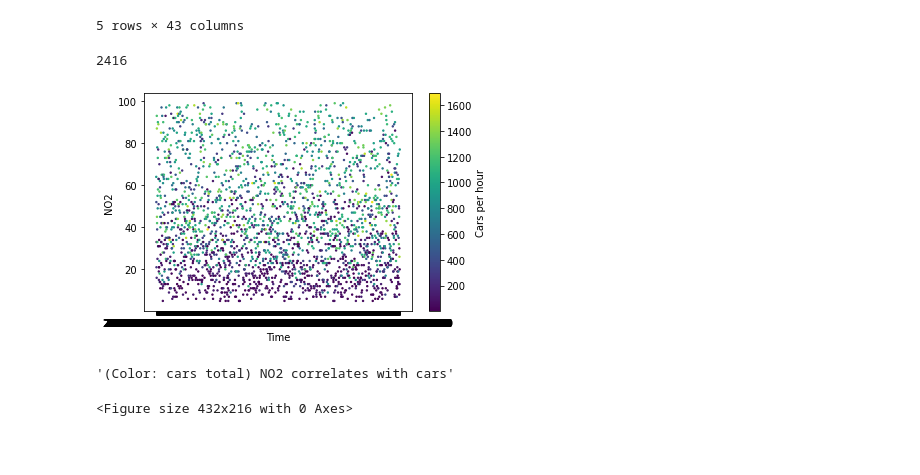
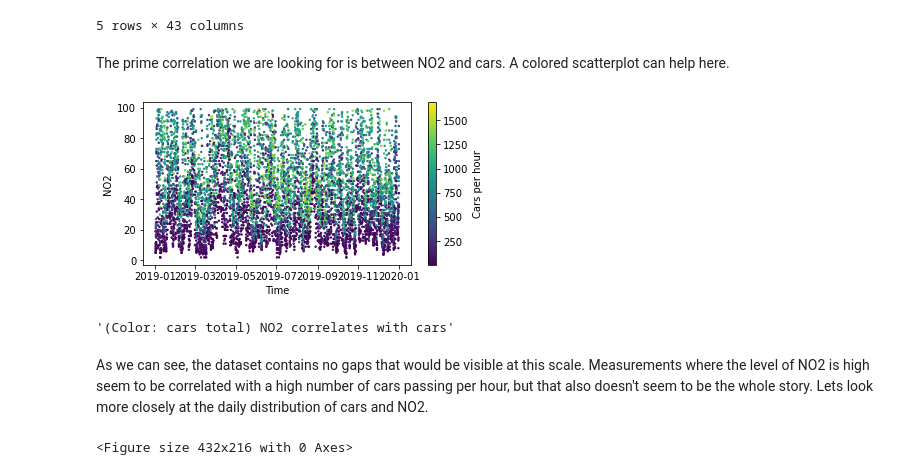
Before and after one commit to apexys/kiel_air_quality_tensorflow, a Jupyter notebook: DataExploration.ipynb, the cells around one changed output. Drawn from its saved outputs; the diff is of its cells as text; code cells hidden in the pictures; blank space fills up the shorter version.

Commit message:
Dataset, exploration

```diff
--- a/DataExploration.ipynb
+++ b/DataExploration.ipynb
@@ -16,23 +26,22 @@ data.head()
 | 2019-01-01 03:00:00 | 7.0 | 60 | 44 | 104 | 2 | 0 | 1 | ... |
 | 2019-01-01 04:00:00 | 8.0 | 44 | 33 | 77 | 2 | 0 | 1 | ... |
 5 rows × 43 columns
-# %%
-smaller_data = data.sample(frac=0.3)
-len(smaller_data)
-# %% [output]
-2416
+# %% [markdown]
+The prime correlation we are looking for is between NO2 and cars. A colored scatterplot can help here.
 # %%
-plt.figure()
-plt.scatter(smaller_data["DateTime"], smaller_data["NO2-ug-per-m3"], s=2, c=smaller_data["Cars-Total"])
+plt.figure(figsize=(6,3))
+plt.scatter(data["DateTime"], data["NO2-ug-per-m3"], s=2, c=data["Cars-Total"])
 plt.xlabel("Time")
 plt.ylabel("NO2")
 cb = plt.colorbar()
 cb.set_label("Cars per hour")
 plt.show()
 display("(Color: cars total) NO2 correlates with cars")
 # %% [output]
-[figure, old version]
+[figure, new version]
 '(Color: cars total) NO2 correlates with cars'
+# %% [markdown]
+As we can see, the dataset contains no gaps that would be visible at this scale. Measurements where the level of NO2 is high seem to be correlated with a high number of cars passing per hour, but that also doesn't seem to be the whole story. Lets look more closely at the daily distribution of cars and NO2.
 # %%
 # NO2 in relation to hourly cars
 def cars_hourly(data):
```
Also changed, not shown: parts of 42 cells of this notebook, 3 other files.
